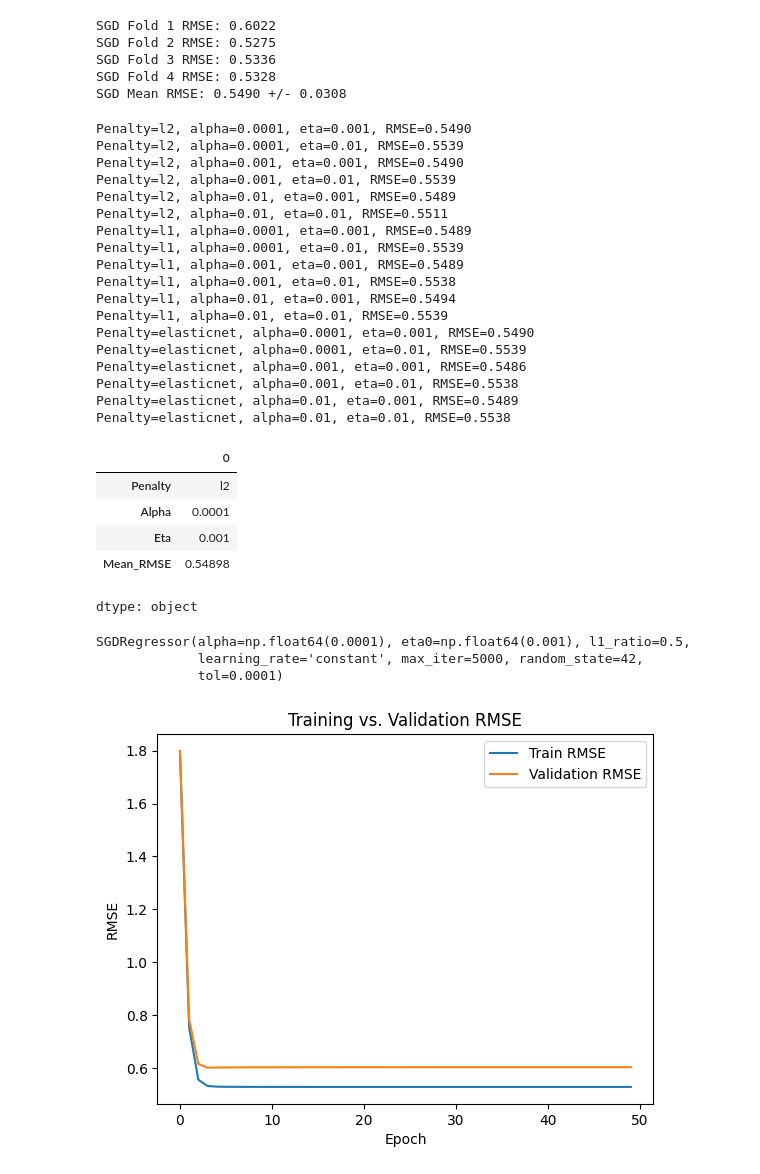
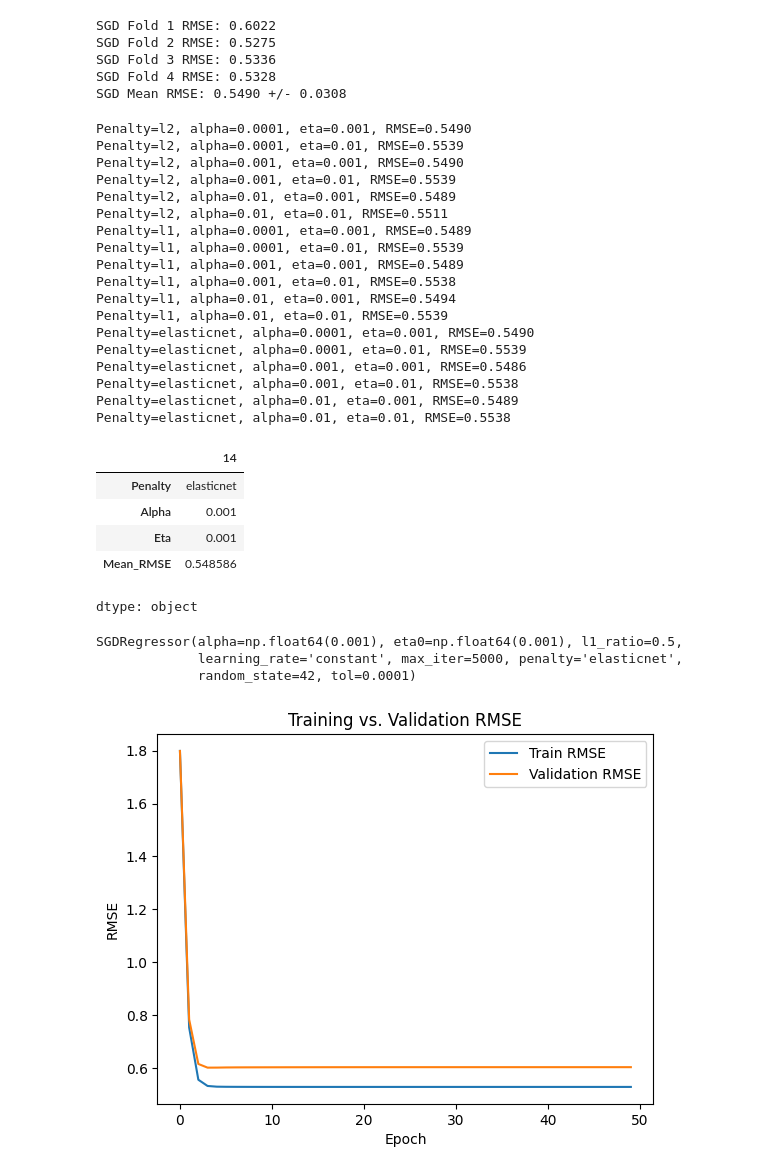
Before and after one commit to cdhakami-p/CSCI-B455, a Jupyter notebook: hw1/q1/hw1_q1.ipynb, the cells around one changed output. Saved outputs shown, nothing was run; the diff lists cells and outputs as text; code cells hidden in the pictures.

```diff
--- a/hw1/q1/hw1_q1.ipynb
+++ b/hw1/q1/hw1_q1.ipynb
@@ -268,15 +270,12 @@ for fold, (train_id, val_id) in enumerate(cv.split(X), start=1):
   X_train_imp = imputer.fit_transform(X_train)
   X_val_imp = imputer.transform(X_val)
 
-  X_train_b = np.c_[np.ones((X_train_imp.shape[0],1)), X_train_imp]
-  X_val_b = np.c_[np.ones((X_val_imp.shape[0],1)), X_val_imp]
+  lin_reg = LinearRegression()
+  lin_reg.fit(X_train_imp, y_train)
+  y_hat = lin_reg.predict(X_val_imp)
 
-  theta = np.linalg.inv(X_train_b.T @ X_train_b) @ (X_train_b.T @ y_train)
-
-  y_hat = X_val_b @ theta
   fold_rmse = rmse(y_val, y_hat)
   normal_eq_rmse.append(fold_rmse)
-
   print(f"Normal EQ Fold {fold} RMSE: {fold_rmse:.4f}")
 
 print(f"Normal EQ Mean 4-fold RMSE: {np.mean(normal_eq_rmse):.4f} +/- {np.std(normal_eq_rmse):.4f}")
@@ -354,40 +353,41 @@ for penalty_type in ["l2", "l1", "elasticnet"]:
         fold_rmse.append(rmse(y_val, predictions))
 
 
 
       print(f"Penalty={penalty_type}, alpha={alpha}, eta={eta}, RMSE={np.mean(fold_rmse):.4f}")
 
       results.append([penalty_type, alpha, eta, np.mean(fold_rmse)])
 
 results_df = pd.DataFrame(results, columns=["Penalty", "Alpha", "Eta", "Mean_RMSE"])
-results_df.sort_values("Mean_RMSE").head(10)
+results_df_sorted = results_df.sort_values("Mean_RMSE")
+results_df_sorted.head(10)
 
-best = results_df.iloc[0]
+best = results_df_sorted.iloc[0]
 best
 # %% [output]
 Penalty=l2, alpha=0.0001, eta=0.001, RMSE=0.5490
 Penalty=l2, alpha=0.0001, eta=0.01, RMSE=0.5539
 Penalty=l2, alpha=0.001, eta=0.001, RMSE=0.5490
 Penalty=l2, alpha=0.001, eta=0.01, RMSE=0.5539
 Penalty=l2, alpha=0.01, eta=0.001, RMSE=0.5489
 Penalty=l2, alpha=0.01, eta=0.01, RMSE=0.5511
 Penalty=l1, alpha=0.0001, eta=0.001, RMSE=0.5489
 Penalty=l1, alpha=0.0001, eta=0.01, RMSE=0.5539
 Penalty=l1, alpha=0.001, eta=0.001, RMSE=0.5489
 Penalty=l1, alpha=0.001, eta=0.01, RMSE=0.5538
 Penalty=l1, alpha=0.01, eta=0.001, RMSE=0.5494
 Penalty=l1, alpha=0.01, eta=0.01, RMSE=0.5539
 Penalty=elasticnet, alpha=0.0001, eta=0.001, RMSE=0.5490
 Penalty=elasticnet, alpha=0.0001, eta=0.01, RMSE=0.5539
 Penalty=elasticnet, alpha=0.001, eta=0.001, RMSE=0.5486
 Penalty=elasticnet, alpha=0.001, eta=0.01, RMSE=0.5538
 Penalty=elasticnet, alpha=0.01, eta=0.001, RMSE=0.5489
 Penalty=elasticnet, alpha=0.01, eta=0.01, RMSE=0.5538
-|  | 0 |
-| Penalty | l2 |
-| Alpha | 0.0001 |
+|  | 14 |
+| Penalty | elasticnet |
+| Alpha | 0.001 |
 | Eta | 0.001 |
-| Mean_RMSE | 0.54898 |
+| Mean_RMSE | 0.548586 |
 dtype: object
 # %%
 # Train model with best results
@@ -406,9 +406,9 @@ best_model = SGDRegressor(penalty=best_penalty, alpha=best_alpha, l1_ratio=0.5,
 
 best_model.fit(X_scaled_all, y)
 # %% [output]
-SGDRegressor(alpha=np.float64(0.0001), eta0=np.float64(0.001), l1_ratio=0.5,
-             learning_rate='constant', max_iter=5000, random_state=42,
-             tol=0.0001)
+SGDRegressor(alpha=np.float64(0.001), eta0=np.float64(0.001), l1_ratio=0.5,
+             learning_rate='constant', max_iter=5000, penalty='elasticnet',
+             random_state=42, tol=0.0001)
 # %%
 # Plot results
 
```
Also changed, not shown: parts of 3 cells of this notebook.
